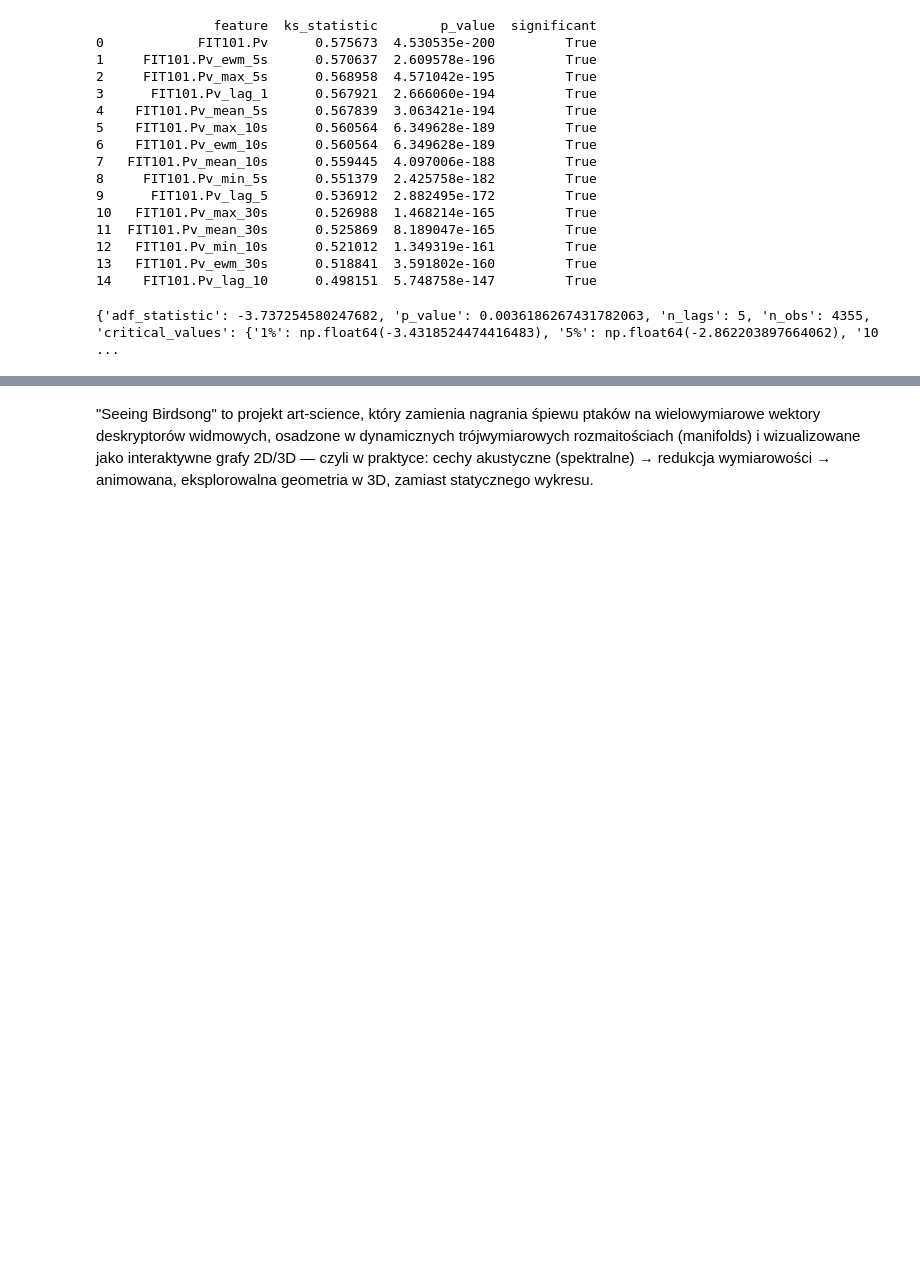
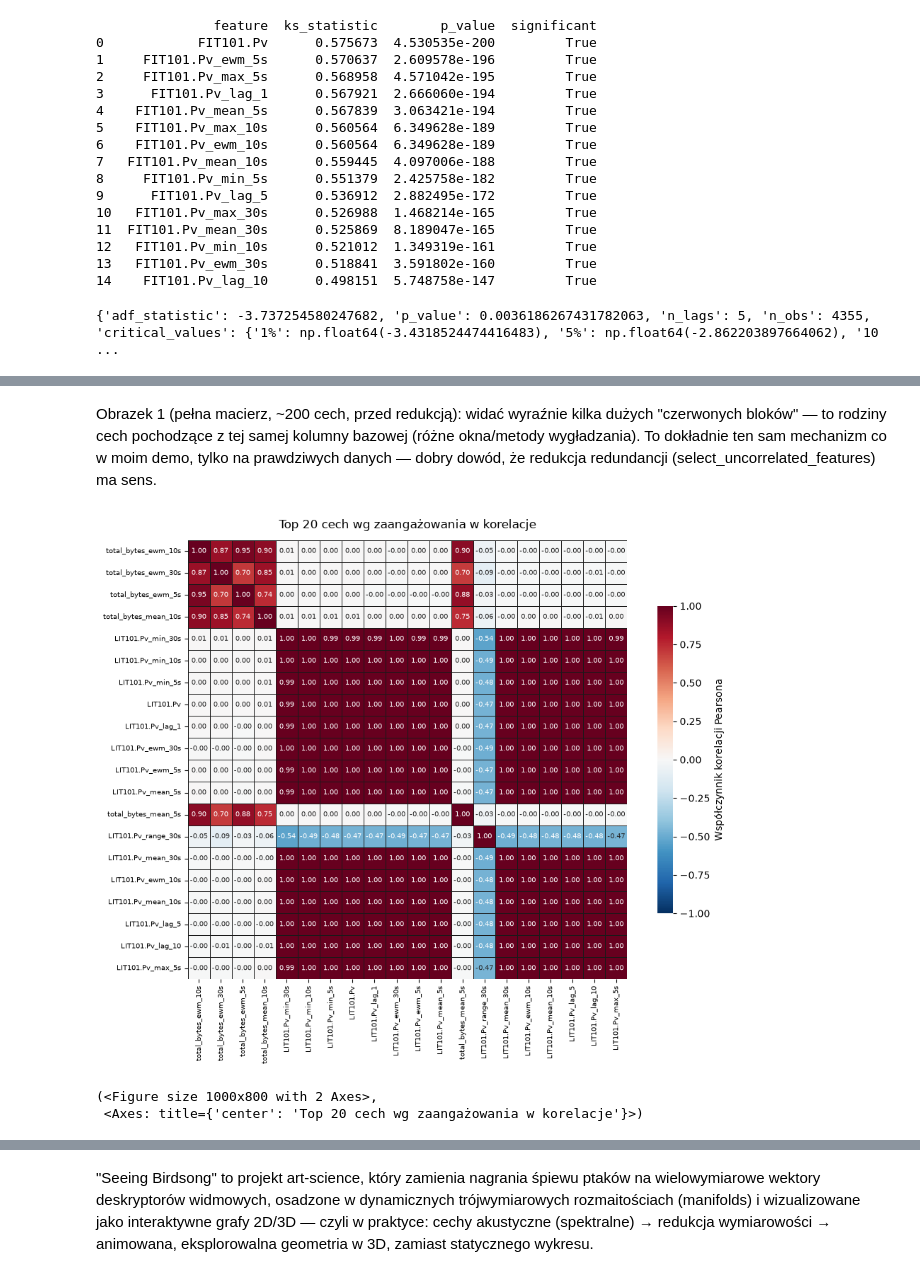
Before and after one commit to hollowjuice/mgr-OT-network-analysis, a Jupyter notebook: stats_analyzer.ipynb, the cells around one changed output, grey strips where cells are left out. Saved outputs shown, nothing was run; the diff lists cells and outputs as text; code cells hidden in the pictures; blank space fills up the shorter version.

```diff
--- a/stats_analyzer.ipynb
+++ b/stats_analyzer.ipynb
@@ -233,0 +344,8 @@ ValueError: underlying array is read-only
+# %% [markdown]
+Obrazek 1 (pełna macierz, ~200 cech, przed redukcją): widać wyraźnie kilka dużych "czerwonych bloków" — to rodziny cech pochodzące z tej samej kolumny bazowej (różne okna/metody wygładzania). To dokładnie ten sam mechanizm co w moim demo, tylko na prawdziwych danych — dobry dowód, że redukcja redundancji (select_uncorrelated_features) ma sens.
+# %%
+plot_top_features_heatmap(corr, top_n=20)
+# %% [output]
+[figure, added]
+(<Figure size 1000x800 with 2 Axes>,
+ <Axes: title={'center': 'Top 20 cech wg zaangażowania w korelacje'}>)
```
Also changed, not shown: parts of 13 cells of this notebook, 6 other files.
